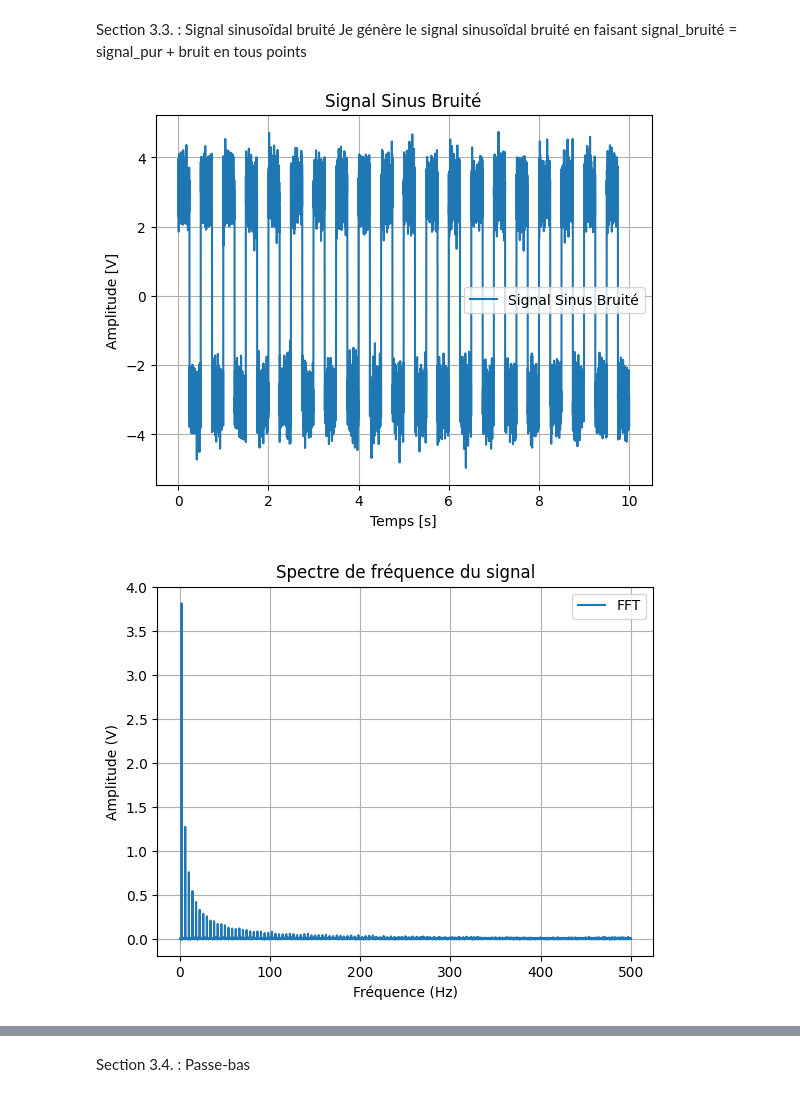
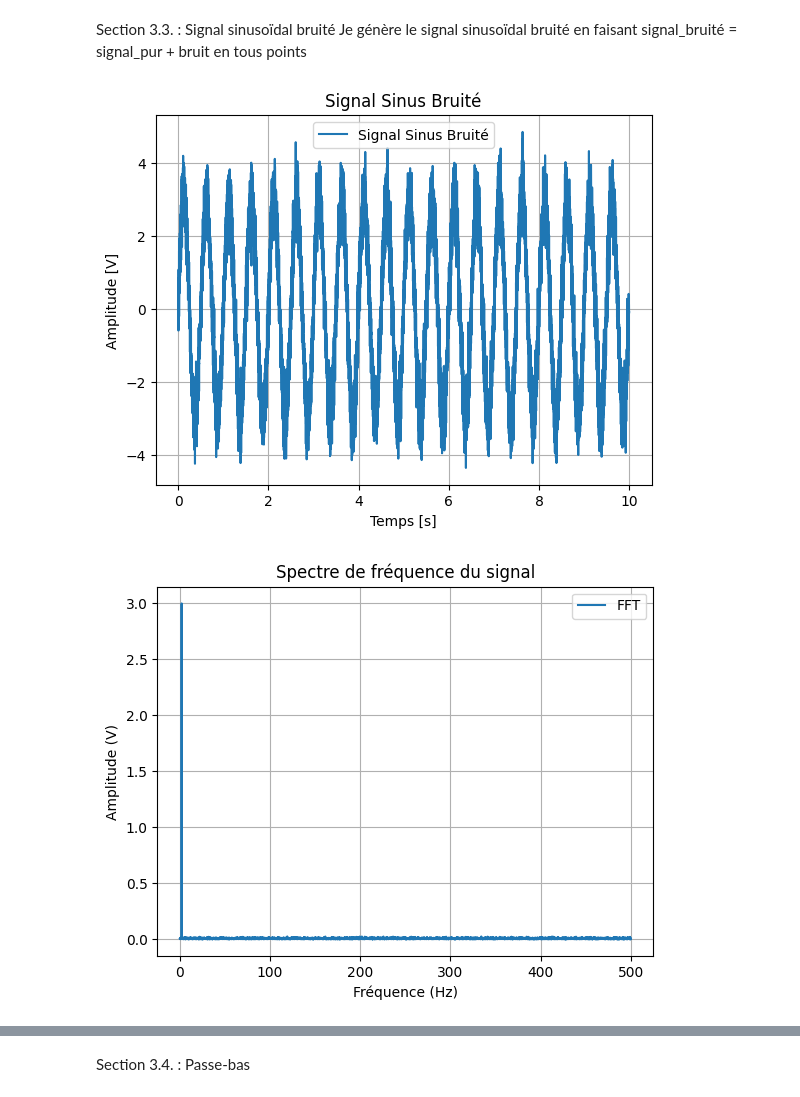
Before and after one commit to Trenzalore91/EI---KF, a Jupyter notebook: Untitled-1.ipynb, the cells around one changed output, grey strips where cells are left out. Saved outputs shown, nothing was run; the diff lists cells and outputs as text; code cells hidden in the pictures.

```diff
--- a/Untitled-1.ipynb
+++ b/Untitled-1.ipynb
@@ -255,9 +255,9 @@ Section 3.1. : Signal sinusoïdal
     Je génère un signal sinusoïdal ou carré en fonction du paramètre de l'objet
     Ensuite, je met en graphique le signal d'entrée
 # %%
-Generation_Signal_Entrée = Signal_Original("carré", Signal_Ins_Amplitude, Signal_In_Frequence, TimeInOperation, Freq_Sample, Absicisse_Graph)
+Generation_Signal_Entrée = Signal_Original("sinus", Signal_Ins_Amplitude, Signal_In_Frequence, TimeInOperation, Freq_Sample, Absicisse_Graph)
 Signal_Entree = Generation_Signal_Entrée.GenerationSignal()
 plot_graph(Absicisse_Graph, Signal_Entree, 'Signal d\'entrée', 'Temps [s]', 'Amplitude [V]', 'Signal sinus')
 
-FFT_Signal(Signal_Entree, Freq_Sample, 5)
+FFT_Signal(Signal_Entree, Freq_Sample, 10)
 # %% [output]
@@ -308,8 +315,8 @@ Section 3.3. : Signal sinusoïdal bruité
 # %%
 Signal_Bruité = Signal_Entree + gaussian_noise
 plot_graph(Absicisse_Graph, Signal_Bruité, 'Signal Sinus Bruité', 'Temps [s]', 'Amplitude [V]', 'Signal Sinus Bruité')
 
-FFT_Signal(Signal_Bruité, Freq_Sample, 50)
+FFT_Signal(Signal_Bruité, Freq_Sample, 10)
 # %% [output]
-[figure, old version]
+[figure, new version]
-[figure, old version]
+[figure, new version]
```
Also changed, not shown: parts of 11 cells of this notebook.
